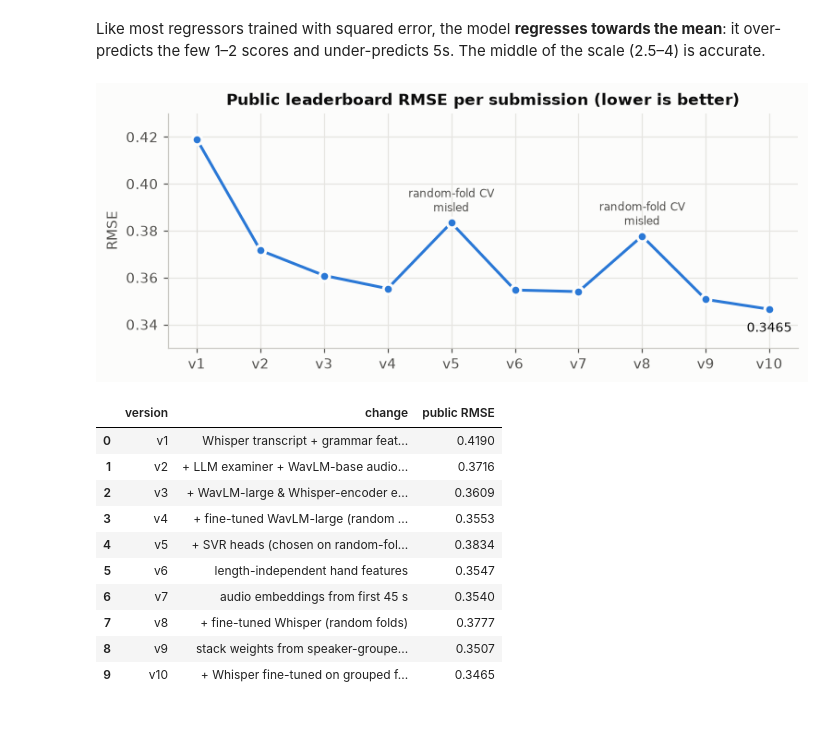
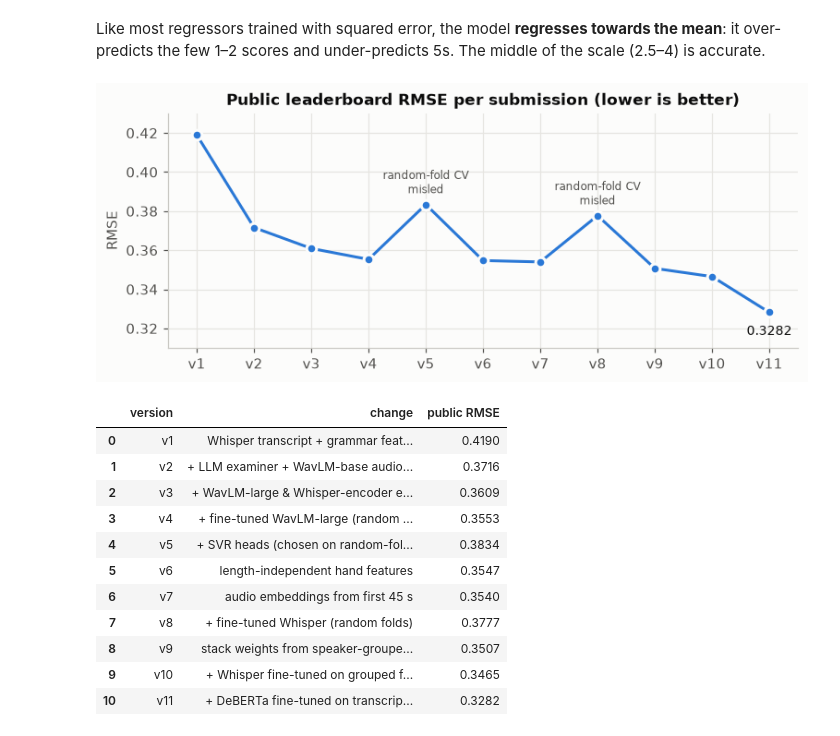
Before and after one commit to diksha123b/shl-grammar-scoring-engine, a Jupyter notebook: notebook/grammar_scoring_engine.ipynb, the cells around one changed output. Saved outputs shown, nothing was run; the diff lists cells and outputs as text; code cells hidden in the pictures.

```diff
--- a/notebook/grammar_scoring_engine.ipynb
+++ b/notebook/grammar_scoring_engine.ipynb
@@ -300,34 +303,35 @@ Like most regressors trained with squared error, the model **regresses towards t
 # %%
 history = pd.DataFrame([
     ("v1", "Whisper transcript + grammar features, stacked", 0.4190),
     ("v2", "+ LLM examiner + WavLM-base audio embeddings", 0.3716),
     ("v3", "+ WavLM-large & Whisper-encoder embeddings", 0.3609),
     ("v4", "+ fine-tuned WavLM-large (random folds)", 0.3553),
     ("v5", "+ SVR heads (chosen on random-fold CV)", 0.3834),
     ("v6", "length-independent hand features", 0.3547),
     ("v7", "audio embeddings from first 45 s", 0.3540),
     ("v8", "+ fine-tuned Whisper (random folds)", 0.3777),
     ("v9", "stack weights from speaker-grouped CV", 0.3507),
-    ("v10", "+ Whisper fine-tuned on grouped folds (final)", 0.3465),
+    ("v10", "+ Whisper fine-tuned on grouped folds", 0.3465),
+    ("v11", "+ DeBERTa fine-tuned on transcripts (final)", 0.3282),
 ], columns=["version", "change", "public RMSE"])
 
 fig, ax = plt.subplots(figsize=(8, 3))
 ax.plot(history.version, history["public RMSE"], color=BLUE, linewidth=2, marker="o", markersize=7,
         markeredgecolor=SURFACE, markeredgewidth=2)
 for v in ["v5", "v8"]:
     r = history[history.version == v].iloc[0]
     ax.annotate("random-fold CV\nmisled", (v, r["public RMSE"]), textcoords="offset points", xytext=(0, 8),
                 ha="center", fontsize=8, color=MUTED)
 last = history.iloc[-1]
 ax.annotate(f"{last['public RMSE']:.4f}", (last.version, last["public RMSE"]), textcoords="offset points",
             xytext=(0, -16), ha="center", fontsize=9, color=INK)
-ax.set_ylim(0.33, 0.43)
+ax.set_ylim(0.31, 0.43)
 ax.set_title("Public leaderboard RMSE per submission (lower is better)")
 ax.set_ylabel("RMSE")
 plt.show()
 history
 # %% [output]
-[figure, old version]
+[figure, new version]
 |  | version | change | public RMSE |
 | 0 | v1 | Whisper transcript + grammar feat... | 0.4190 |
 | 1 | v2 | + LLM examiner + WavLM-base audio... | 0.3716 |
@@ -339,6 +343,7 @@ history
 | 7 | v8 | + fine-tuned Whisper (random folds) | 0.3777 |
 | 8 | v9 | stack weights from speaker-groupe... | 0.3507 |
 | 9 | v10 | + Whisper fine-tuned on grouped f... | 0.3465 |
+| 10 | v11 | + DeBERTa fine-tuned on transcrip... | 0.3282 |
 # %%
 sub = res["submission"]
 sub.to_csv("submission.csv", index=False)
```
Also changed, not shown: parts of 10 cells of this notebook, 4 other files.
